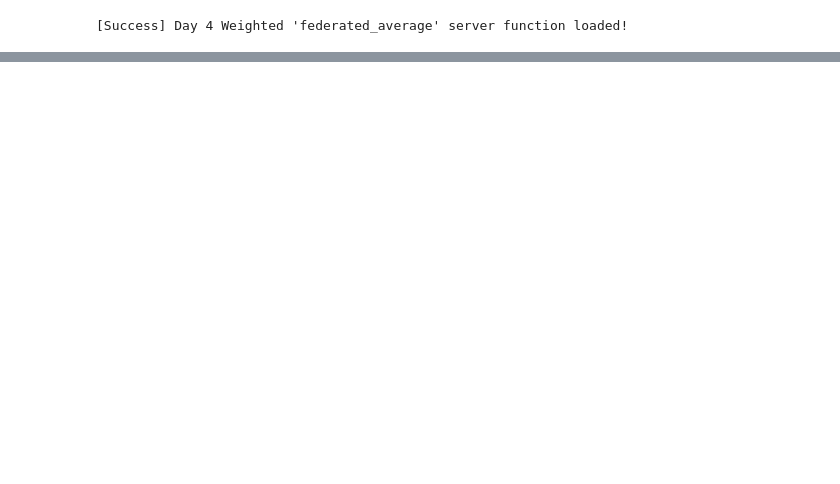
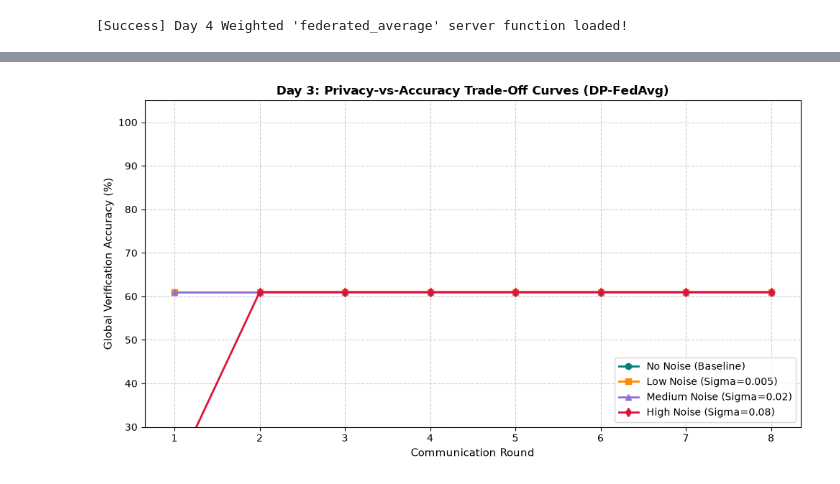
Before and after one commit to Grishma123360/federated-iot-security, a Jupyter notebook: notebooks/01_federated_simulation.ipynb, the cells around one changed output, grey strips where cells are left out. Drawn from its saved outputs; the diff is of its cells as text; code cells hidden in the pictures; blank space fills up the shorter version.

Commit message:
Update: Complete Day 1-4 Differential Privacy (DP) Extension

```diff
--- a/notebooks/01_federated_simulation.ipynb
+++ b/notebooks/01_federated_simulation.ipynb
@@ -414,0 +442,11 @@ Average Isolated Non-IID Node (No Collaboration) | 70.38%
+# %%
+# Extract the baseline server weights to use as a test array
+sample_weights = global_server_model.get_weights()
+
+print("--- Calibrating Day 1 Differential Privacy Scale Limits ---")
+for scale in [0.001, 0.01, 0.1]:
+    noisy_sample = add_dp_noise(sample_weights, noise_scale=scale)
+
+    # Calculate the average absolute structural shift caused by the noise injection
+    weight_shift = np.mean([np.mean(np.abs(n - o)) for n, o in zip(noisy_sample, sample_weights)])
+    print(f" * Noise Scale (Sigma) = {scale:<5} | Average Parameter Alteration: {weight_shift:.6f}")
@@ -414,0 +639,28 @@ Average Isolated Non-IID Node (No Collaboration) | 70.38%
+# %%
+plt.figure(figsize=(10, 5.5))
+
+# Plot each privacy tracking scenario trajectory mapping loop
+colors = ['teal', 'darkorange', 'mediumpurple', 'crimson']
+markers = ['o', 's', '^', 'd']
+
+for idx, (label, accuracy_trace) in enumerate(tradeoff_results.items()):
+    plt.plot(
+        range(1, communication_rounds + 1),
+        accuracy_trace,
+        label=label,
+        color=colors[idx],
+        marker=markers[idx],
+        linewidth=2,
+        markersize=6
+    )
+
+plt.title("Day 3: Privacy-vs-Accuracy Trade-Off Curves (DP-FedAvg)", fontsize=12, fontweight='bold')
+plt.xlabel("Communication Round", fontsize=11)
+plt.ylabel("Global Verification Accuracy (%)", fontsize=11)
+plt.ylim(30, 105)
+plt.grid(True, linestyle='--', alpha=0.6)
+plt.legend(loc='lower right', fontsize=10, frameon=True)
+plt.tight_layout()
+plt.show()
+# %% [output]
+[figure, added]
```
Also changed, not shown: parts of 10 cells of this notebook, 1 other file.
